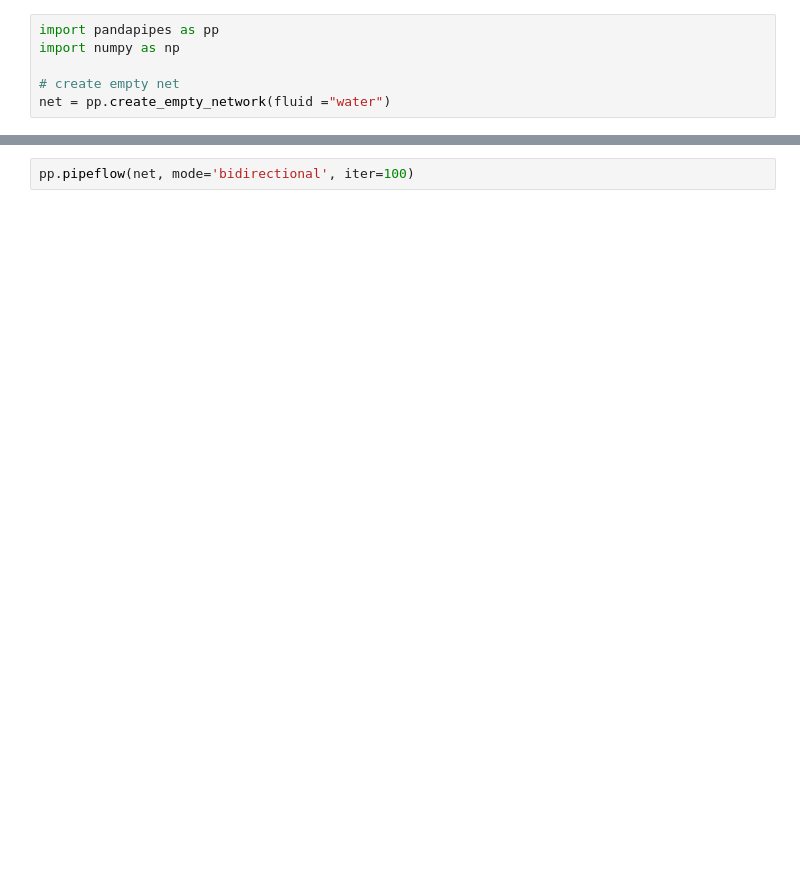
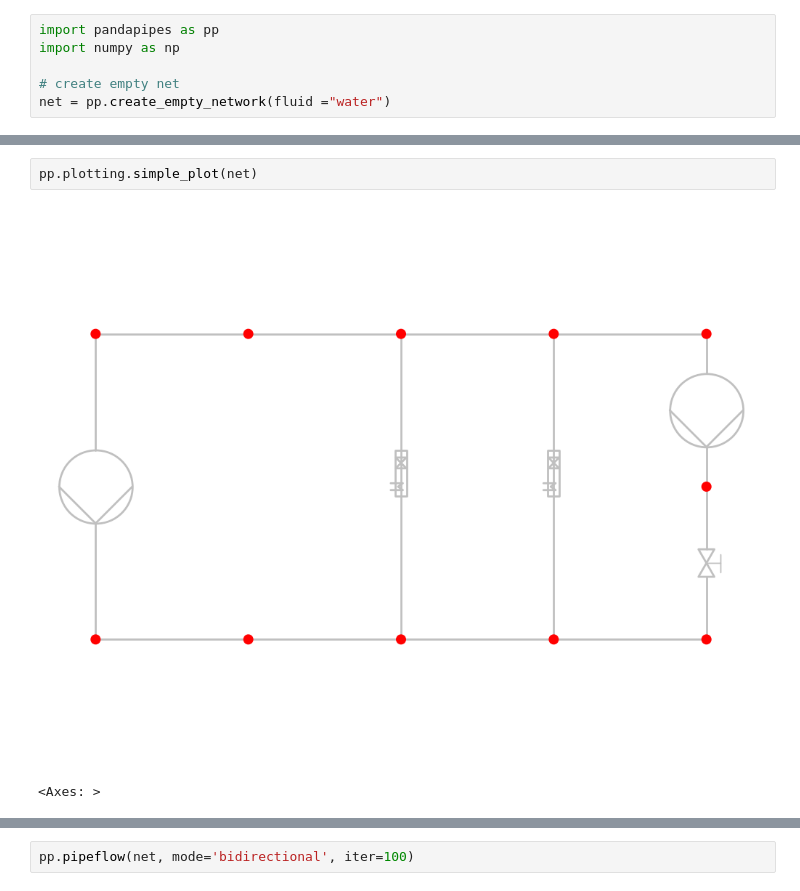
Before and after one commit to e2nIEE/pandapipes, a Jupyter notebook: tutorials/district_heating/multiple_pumps_flow_in_a_circular_district_heating_grid.ipynb, the cells around one changed output, grey strips where cells are left out. Cells and saved outputs as stored; diff of their text form; blank space fills up the shorter version.

```diff
--- a/tutorials/district_heating/multiple_pumps_flow_in_a_circular_district_heating_grid.ipynb
+++ b/tutorials/district_heating/multiple_pumps_flow_in_a_circular_district_heating_grid.ipynb
@@ -72,0 +101,5 @@ We now run a pipe flow.
+# %%
+pp.plotting.simple_plot(net)
+# %% [output]
+[figure, added]
+<Axes: >
```
Also changed, not shown: parts of 31 cells of this notebook, 9 other files.
